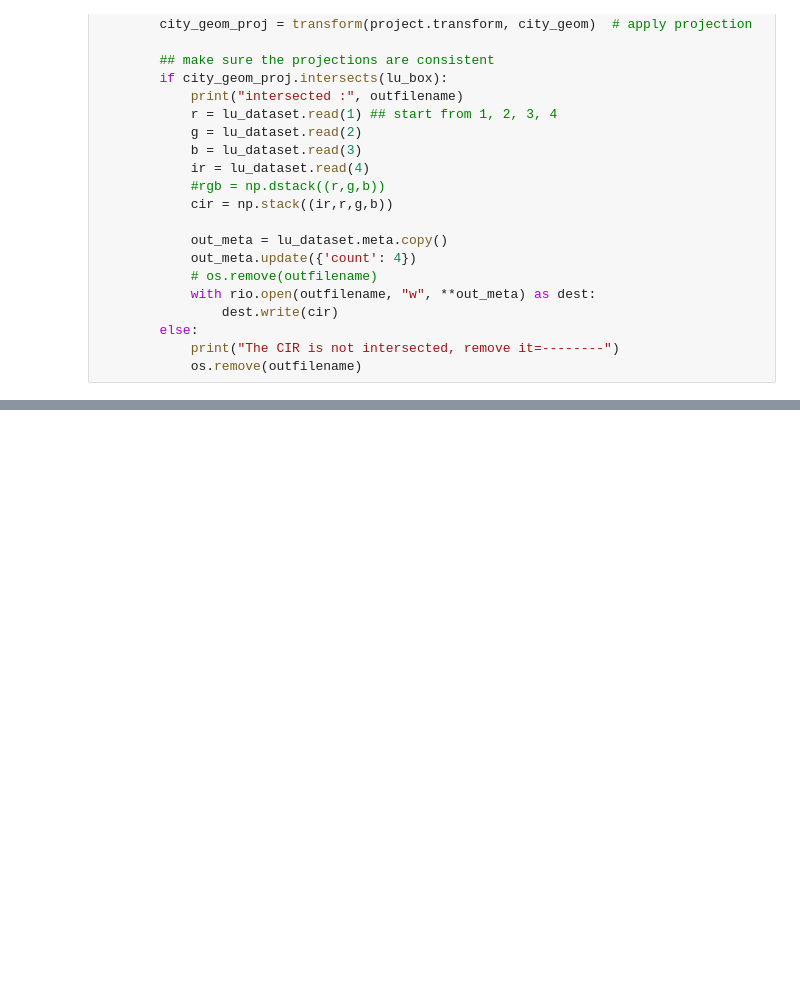
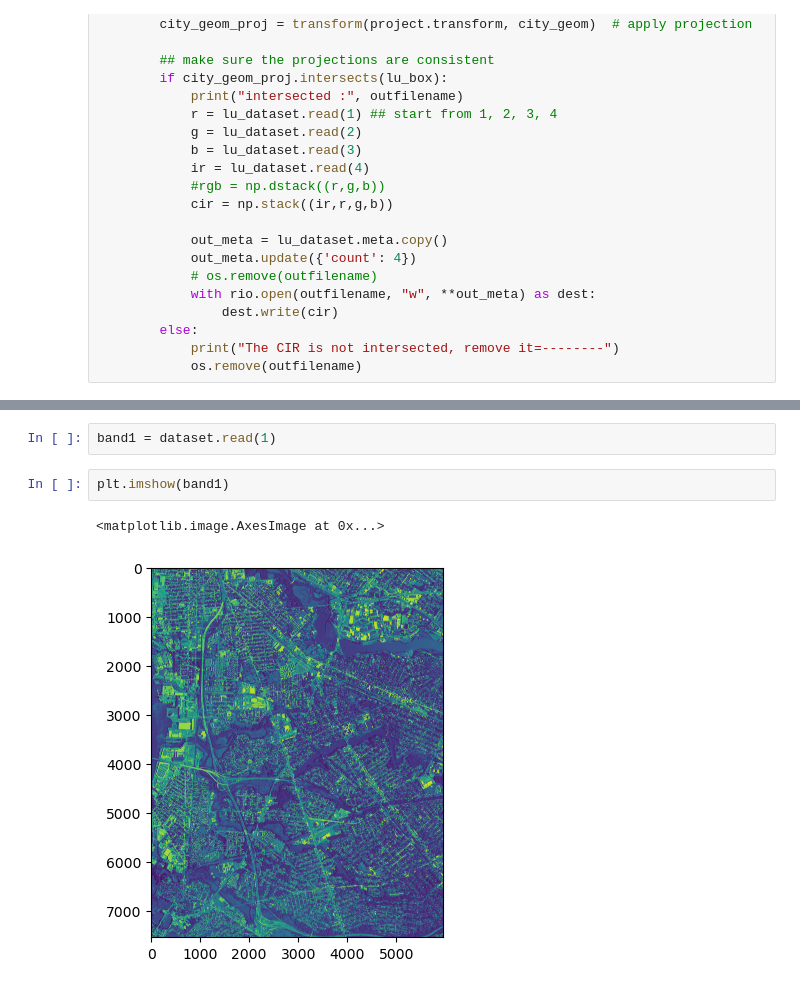
Before and after one commit to xiaojianggis/ai-urban-sustainability, a Jupyter notebook: lab3-raster-data-manipulation/1. naip-downloader.ipynb, the cells around one changed output, grey strips where cells are left out. Saved outputs shown, nothing was run; the diff lists cells and outputs as text; blank space fills up the shorter version.

```diff
--- a/lab3-raster-data-manipulation/1. naip-downloader.ipynb
+++ b/lab3-raster-data-manipulation/1. naip-downloader.ipynb
@@ -242,0 +256,7 @@ CRS.from_epsg(26918)
+# %%
+band1 = dataset.read(1)
+# %%
+plt.imshow(band1)
+# %% [output]
+<matplotlib.image.AxesImage at 0x...>
+[figure, added]
```
Also changed, not shown: parts of 10 cells of this notebook, 50 other files.
